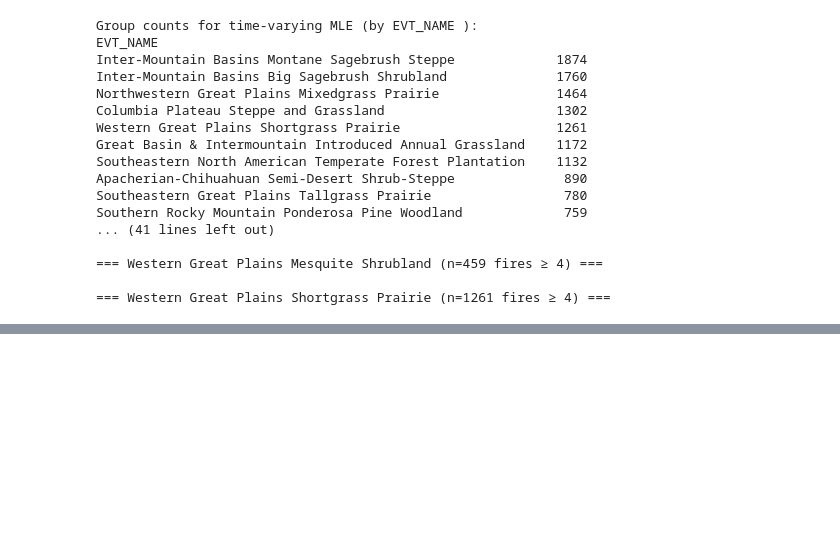
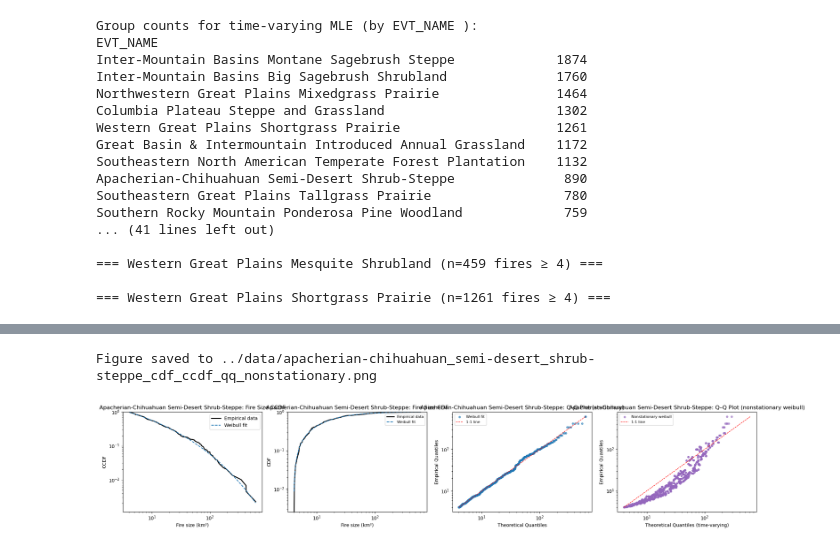
Before and after one commit to lukevonkapff/wildfire_modeling, a Jupyter notebook: notebooks/7_evt_classifier.ipynb, the cells around one changed output, grey strips where cells are left out. Cells and saved outputs as stored; diff of their text form; code cells hidden in the pictures; blank space fills up the shorter version.

```diff
--- a/notebooks/7_evt_classifier.ipynb
+++ b/notebooks/7_evt_classifier.ipynb
@@ -912,0 +1283,16 @@ timevary_summary
+# %%
+fig = plot_refined_biome_ccdf_cdf_qq(
+    df_refined=mtbs,
+    biome_refined="Apacherian-Chihuahuan Semi-Desert Shrub-Steppe",
+    xmin=4,
+    col_name = "EVT_NAME",
+    which=("weibull",),
+    save_dir="../data",
+    year_col="year",
+    timevary_summary=timevary_summary,
+    timevary_dist="weibull",
+    trend_unit_years=10.0,
+)
+# %% [output]
+Figure saved to ../data/apacherian-chihuahuan_semi-desert_shrub-steppe_cdf_ccdf_qq_nonstationary.png
+[figure, added]
```
Also changed, not shown: parts of 10 cells of this notebook, 2 other files.
